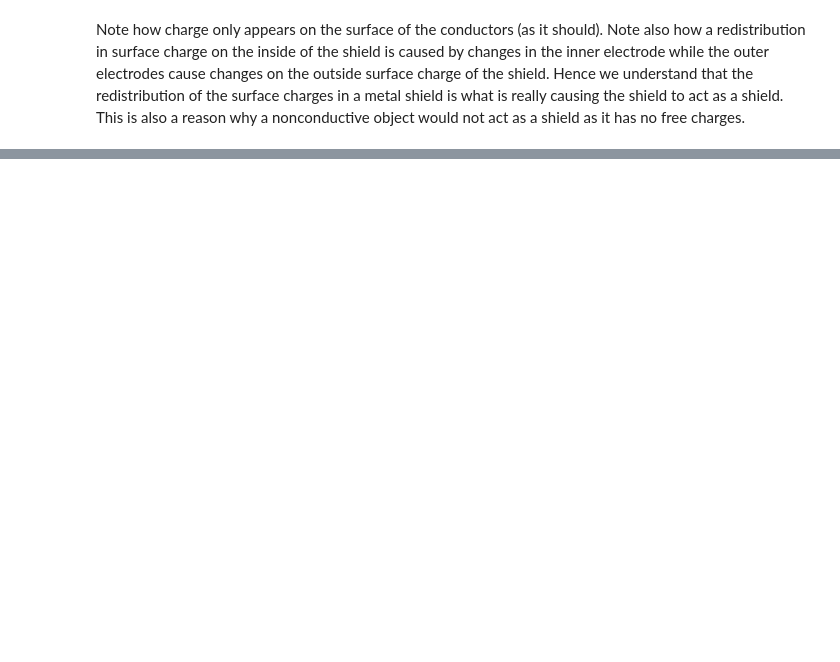
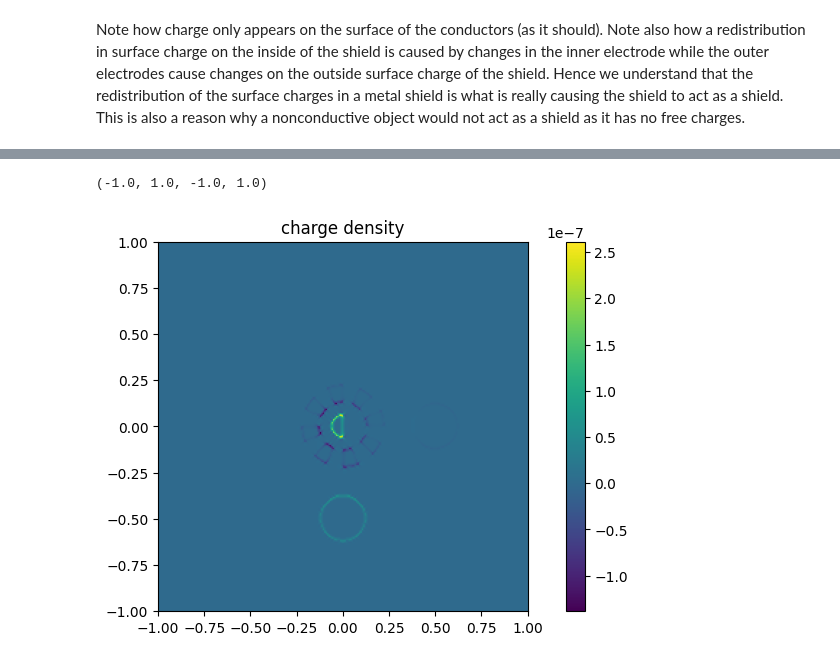
Before and after one commit to joverbee/electromagnetism_course, a Jupyter notebook: shielding.ipynb, the cells around one changed output, grey strips where cells are left out. Drawn from its saved outputs; the diff is of its cells as text; code cells hidden in the pictures; blank space fills up the shorter version.

```diff
--- a/shielding.ipynb
+++ b/shielding.ipynb
@@ -138,0 +188,15 @@ Note how charge only appears on the surface of the conductors (as it should). No
+# %%
+ex,ey=np.gradient(-vn,x,y)
+e=np.sqrt(np.square(ex)+np.square(ey))
+eps0=8.854e-12
+dexdx,dexdy=np.gradient(ex,x,y)
+deydx,deydy=np.gradient(ey,x,y)
+div=dexdx+deydy #apparantly there is no divergence operator in numpy...so we write one ourselves
+rho=eps0*div
+plt.imshow(rho,extent=[-xmax,xmax,-xmax,xmax])
+plt.colorbar()
+plt.title('charge density')
+plt.axis('square')
+# %% [output]
+(-1.0, 1.0, -1.0, 1.0)
+[figure, added]
```
Also changed, not shown: parts of 13 cells of this notebook, 1 other file.
